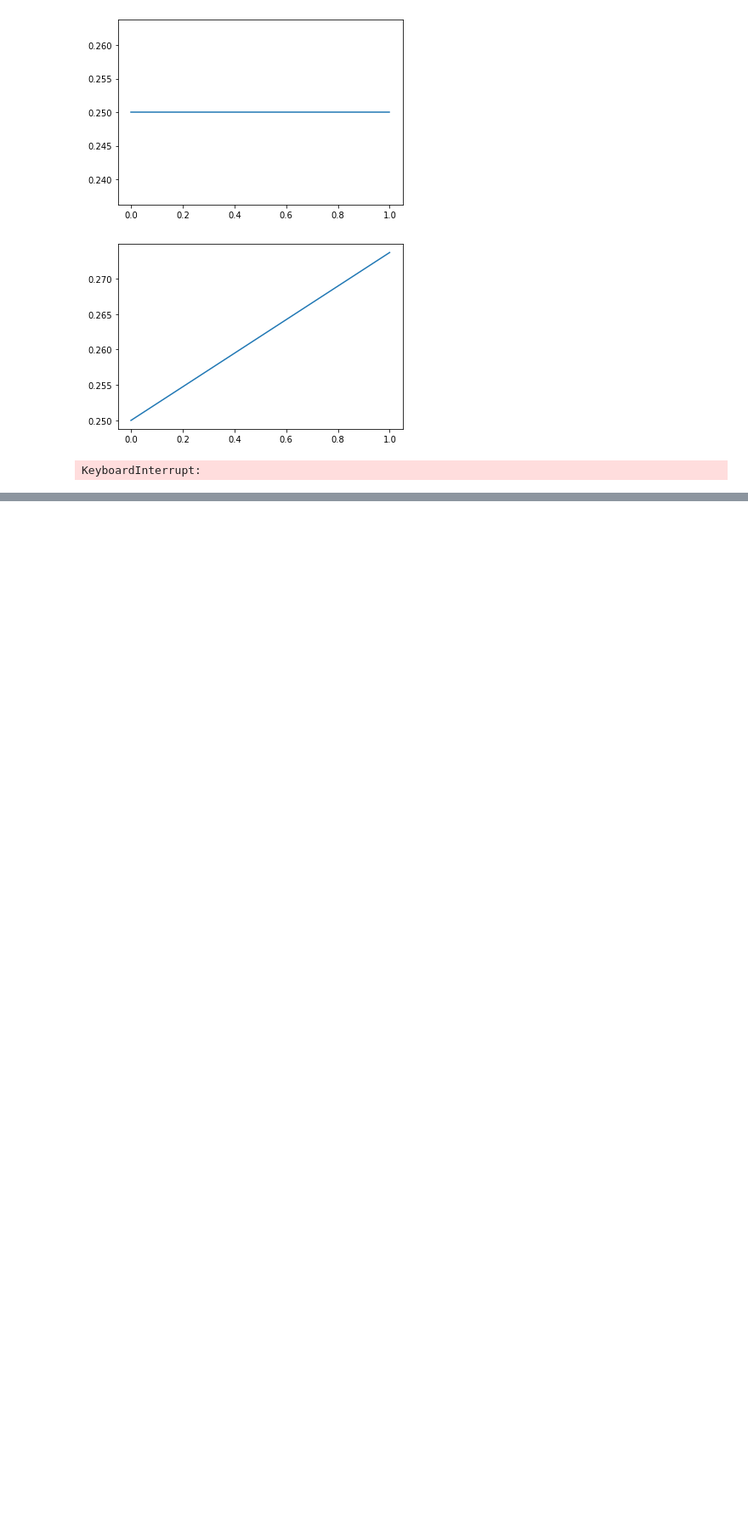
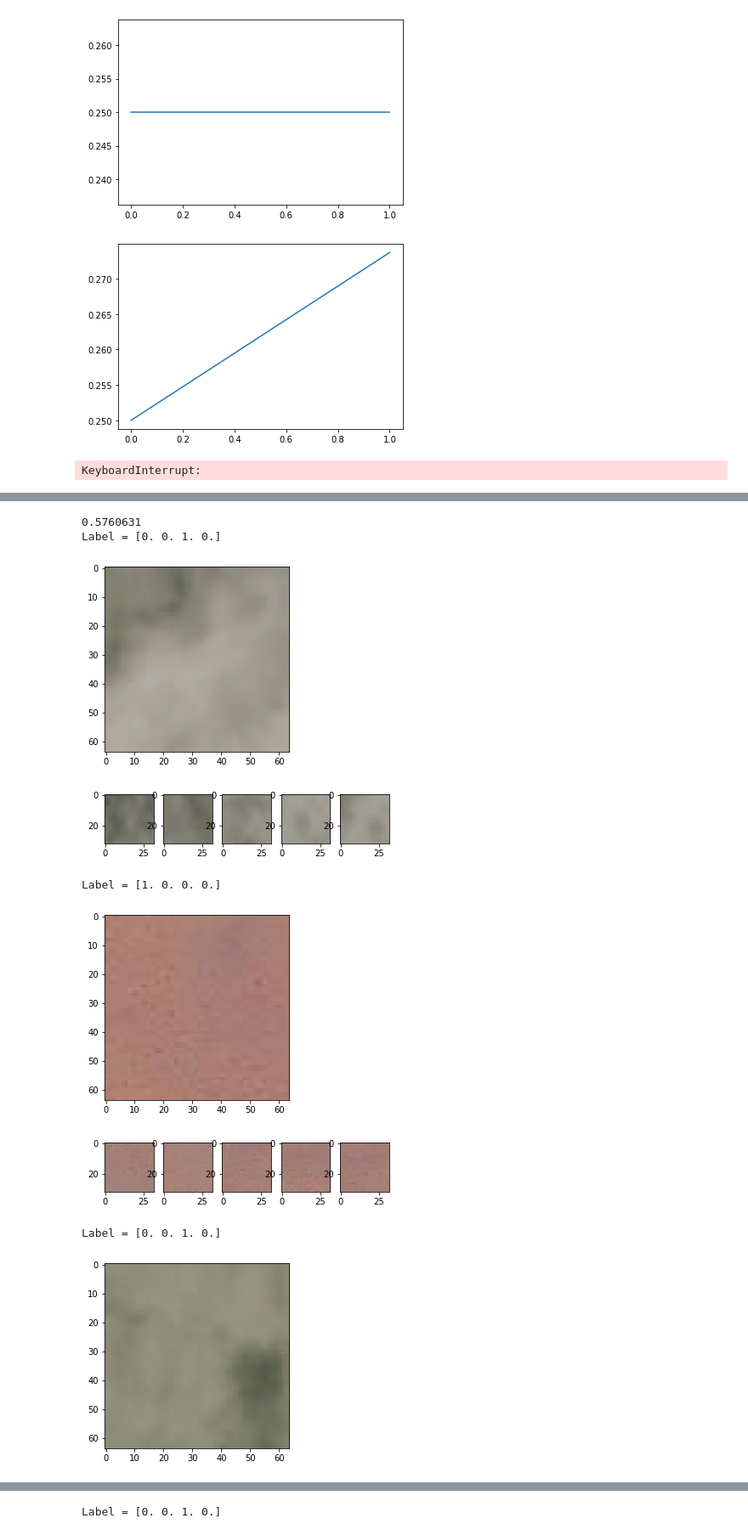
Before and after one commit to AndrewJGaut/Multimodal-Deep-Active-Learning-Framework, a Jupyter notebook: models/multimodal_late_fusion.ipynb, the cells around one changed output, grey strips where cells are left out. Shown at 85% size. Cells and saved outputs as stored; diff of their text form; code cells hidden in the pictures; blank space fills up the shorter version.

Commit message:
add in grayscale for experiments

```diff
--- a/models/multimodal_late_fusion.ipynb
+++ b/models/multimodal_late_fusion.ipynb
@@ -811,0 +868,4 @@ tester.test_model(MultiModalLateFusionModelInterface("MIN_MAX"))
+# %%
+# Display some examples
+x_main, x_secondary, y = load_dataset_as_numpy(grayscale=False)
+x_main_gray, x_secondary_gray, y = load_dataset_as_numpy(grayscale=True)
@@ -811,0 +882,12 @@ tester.test_model(MultiModalLateFusionModelInterface("MIN_MAX"))
+# %%
+display_samples(x_main,x_secondary)
+# %% [output]
+0.5760631
+Label = [0. 0. 1. 0.]
+[figure, added]
+[figure, added]
+Label = [1. 0. 0. 0.]
+[figure, added]
+[figure, added]
+Label = [0. 0. 1. 0.]
+[figure, added]
@@ -811,0 +895 @@ tester.test_model(MultiModalLateFusionModelInterface("MIN_MAX"))
+Label = [0. 0. 1. 0.]
```
Also changed, not shown: parts of 7 cells of this notebook, 1 other file.
